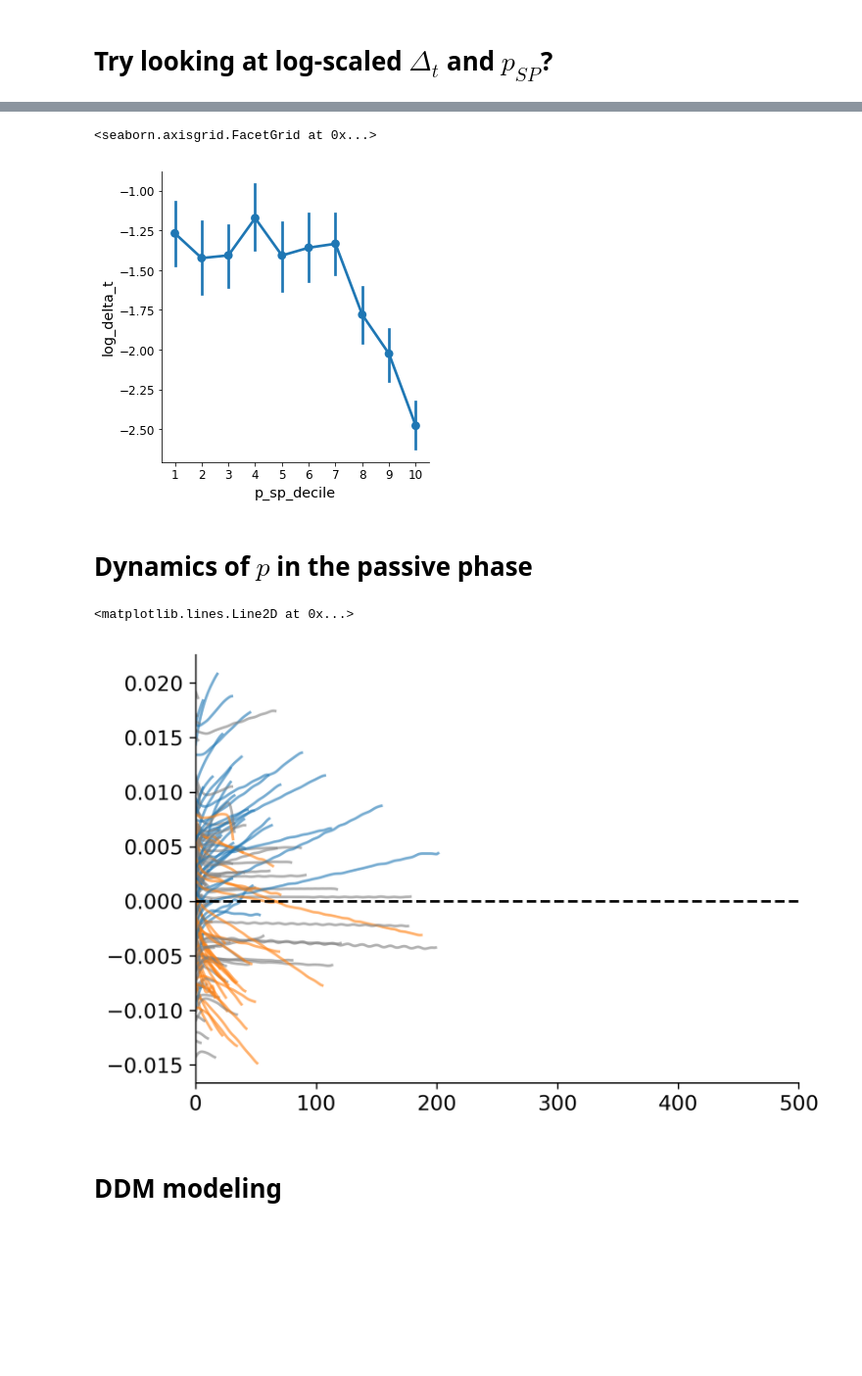
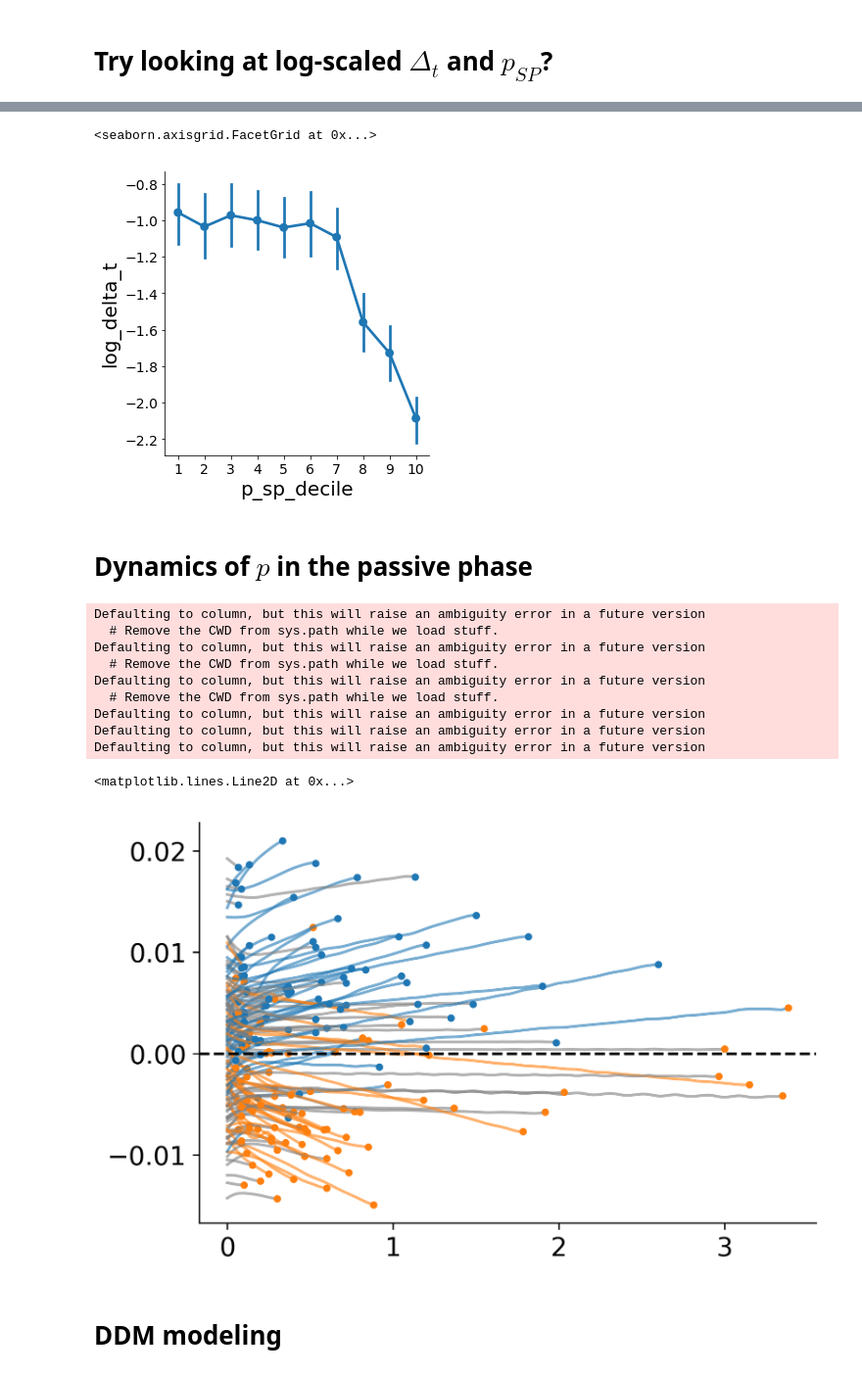
Before and after one commit to cherepaha/initiation, a Jupyter notebook: steering_data_analysis.ipynb, the cells around one changed output, grey strips where cells are left out. Shown: that part at 98% size. Saved outputs shown, nothing was run; the diff lists cells and outputs as text; code cells hidden in the pictures; blank space fills up the shorter version.

Commit message:
Steering passive phases pre-processing updated

```diff
--- a/steering_data_analysis.ipynb
+++ b/steering_data_analysis.ipynb
@@ -108,6 +114,7 @@ save_passive_phases_to_csv(lk_data, lk_sightpoint_data, 'lk', p_weights, delay)
 # Check passive phase data
 # %%
 passive_phases_lk = pd.read_csv(os.path.join(data_path, 'passive_phases_lk.csv'), index_col=None)
+passive_phases_lk = passive_phases_lk.set_index(['subject', 'recording', 'passive_phase_number'], drop=False)
 # passive_phases_cd = pd.read_csv(os.path.join(data_path, 'passive_phases_cd.csv'), index_col=None)
 
 # there is an outlier in the circular driving task, better exclude it
@@ -223,9 +226,9 @@ sns.factorplot(data=passive_phases_lk, x='p_sp_decile', y='delta_t', kind='point
 # %%
-sns.factorplot(data=passive_phases_lk, x='p_sp_decile', y='log_delta_t', kind='point')
+sns.catplot(data=passive_phases_lk, x='p_sp_decile', y='log_delta_t', kind='point')
 # sns.factorplot(data=passive_phases_cd, x='p_sp_decile', y='log_delta_t', kind='point')
 # %% [output]
 <seaborn.axisgrid.FacetGrid at 0x...>
-[figure, old version]
+[figure, new version]
 # %% [markdown]
 # Dynamics of $p$ in the passive phase
 # %%
@@ -234,36 +237,59 @@ def get_p_dynamics(passive_phase, sightpoint_data):
     subject, recording = passive_phase.name[0]-1, passive_phase.name[1]-1
     p = get_p(sightpoint_data.SDrivers[subject].SRecordings[recording], p_weights=p_weights)
 
-    return pd.Series(p[int(passive_phase.idx_sp):int(passive_phase.idx_ap)])
+    return pd.Series(p[int(passive_phase.idx_sp):int(passive_phase.idx_ap+1)])
 
 p_dynamics_lk = passive_phases_lk.groupby(['subject',
                                            'recording',
                                            'passive_phase_number']).apply(lambda p:
                                                                           get_p_dynamics(p, lk_sightpoint_data))
+p_dynamics_lk.index = p_dynamics_lk.index.droplevel(3)
 
-# p_dynamics_cd = passive_phases_cd.groupby(['subject',
-#                                            'recording',
-#                                            'passive_phase_number']).apply(lambda p:
-#                                                                           get_p_dynamics(p, cd_sightpoint_data))
+def get_adjustment_dynamics(passive_phase, driving_data):
+    subject, recording = passive_phase.name[0]-1, passive_phase.name[1]-1
+    recording_data = driving_data.SDrivers[subject].SRecordings[recording]
+    sw_rate = helper.differentiate(recording_data.SSignals.VTimeStamp, recording_data.SSignals.VSWAngle)
+
+    return pd.Series(sw_rate[int(passive_phase.idx_sp):int(passive_phase.idx_ap+1)])
+
+v_dynamics_lk = passive_phases_lk.groupby(['subject', 'recording',
+                                       'passive_phase_number']).apply(lambda p:
+                                                                      get_adjustment_dynamics(p, lk_data))
+v_dynamics_lk.index = v_dynamics_lk.index.droplevel(3)
+# %% [output]
+Defaulting to column, but this will raise an ambiguity error in a future version
+  # Remove the CWD from sys.path while we load stuff.
+Defaulting to column, but this will raise an ambiguity error in a future version
+  # Remove the CWD from sys.path while we load stuff.
+Defaulting to column, but this will raise an ambiguity error in a future version
+  # Remove the CWD from sys.path while we load stuff.
+Defaulting to column, but this will raise an ambiguity error in a future version
+Defaulting to column, but this will raise an ambiguity error in a future version
+Defaulting to column, but this will raise an ambiguity error in a future version
+# %%
+v_sign = np.sign(v_dynamics_lk.groupby(v_dynamics_lk.index.names).last())
 # %%
-def plot_p(p_dynamics):
+def plot_p(p_dynamics, v_sign):
     threshold = 0.002
-    if (p_dynamics[0] - p_dynamics[-1] < -threshold):
+    if (p_dynamics.iloc[0] - p_dynamics.iloc[-1] < -threshold):
         color='C0'
-    elif(p_dynamics[0] - p_dynamics[-1] > threshold):
+    elif(p_dynamics.iloc[0] - p_dynamics.iloc[-1] > threshold):
         color='C1'
     else:
         color='grey'
 
-    plt.plot(p_dynamics.values, color=color, alpha=0.6)
+    plt.plot(np.linspace(0, len(p_dynamics)/60, len(p_dynamics)), p_dynamics, color=color, alpha=0.6)
+
+    marker_color = 'C0' if v_sign.loc[p_dynamics.name] > 0 else 'C1'
+    plt.plot([len(p_dynamics)/60], [p_dynamics[-1]], color=marker_color, marker='o', ms='3', ls='')
 
 plt.figure(dpi=300)
-p_dynamics_lk[7].groupby(['recording', 'passive_phase_number']).apply(plot_p);
-plt.gca().set_xlim((0,500))
+subj = 7
+p_dynamics_lk[subj].groupby(['recording', 'passive_phase_number']).apply(lambda p: plot_p(p, v_sign[subj]));
 plt.gca().axhline(0.0, color='k', ls='--')
 # %% [output]
 <matplotlib.lines.Line2D at 0x...>
-[figure, old version]
+[figure, new version]
 # %% [markdown]
 # DDM modeling
 # %%
```
Also changed, not shown: parts of 14 cells of this notebook, 2 other files.
